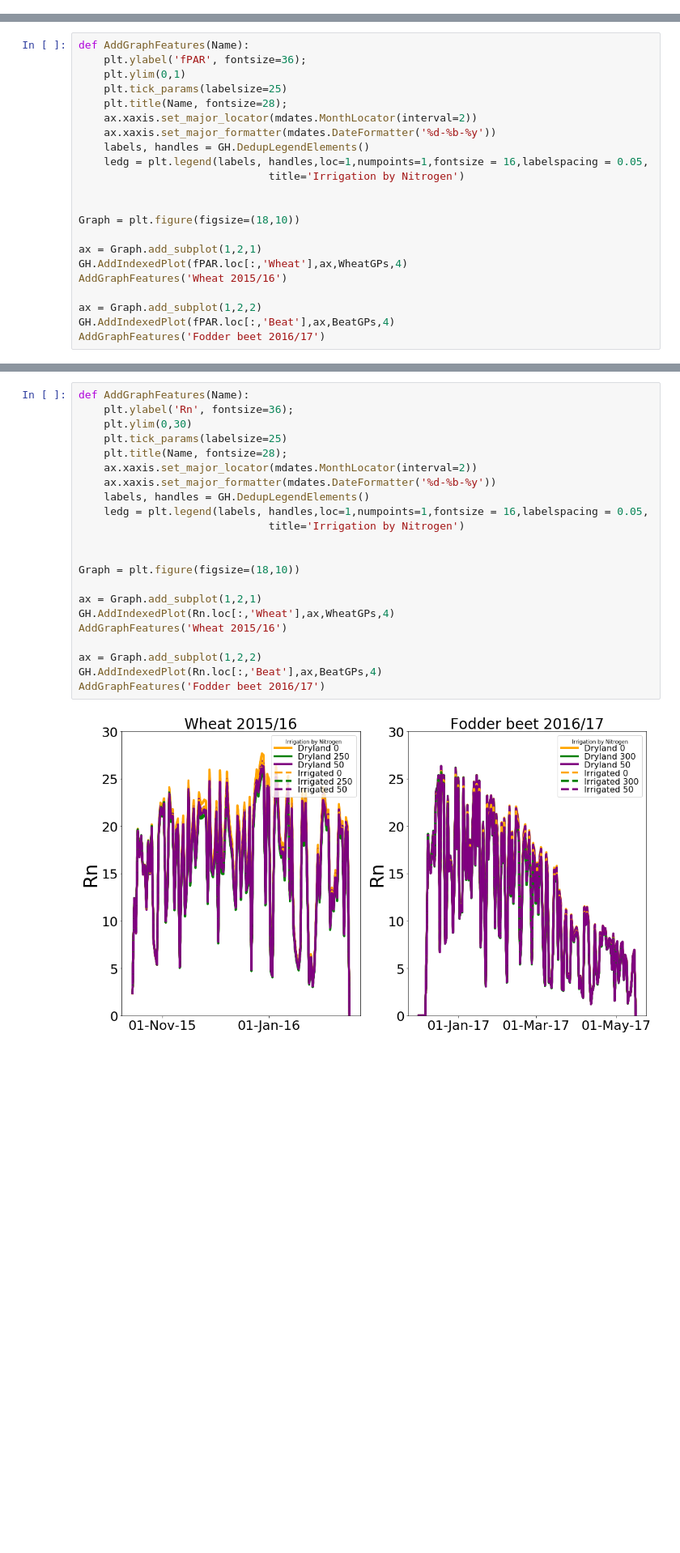
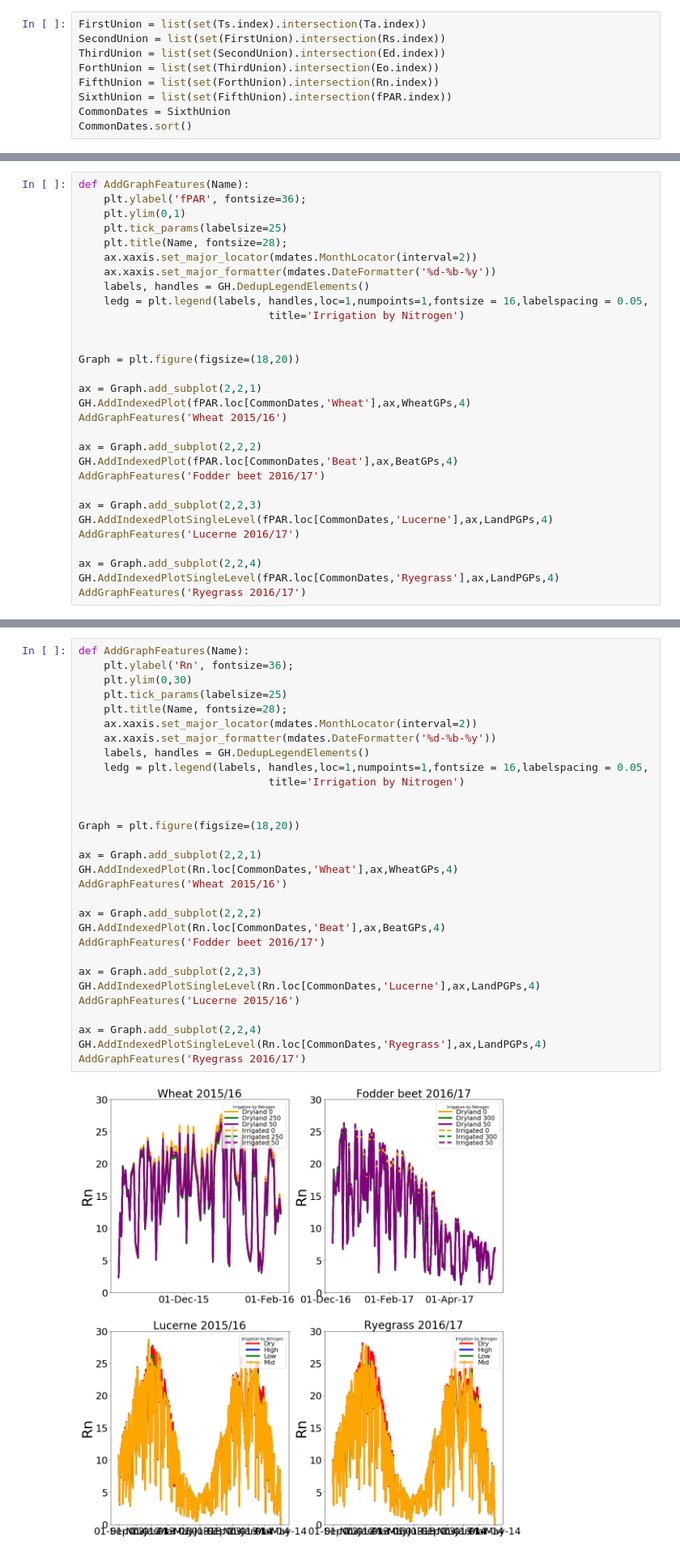
Before and after one commit to HamishBrownPFR/CropWaterAnalysis, a Jupyter notebook: Validation.ipynb, the cells around one changed output, grey strips where cells are left out. Shown at 81% size. Cells and saved outputs as stored; diff of their text form; blank space fills up the shorter version.

```diff
--- a/Validation.ipynb
+++ b/Validation.ipynb
@@ -105,0 +89,9 @@ WU = pd.concat([WheatWU,BeatWU])
+# %%
+FirstUnion = list(set(Ts.index).intersection(Ta.index))
+SecondUnion = list(set(FirstUnion).intersection(Rs.index))
+ThirdUnion = list(set(SecondUnion).intersection(Ed.index))
+ForthUnion = list(set(ThirdUnion).intersection(Eo.index))
+FifthUnion = list(set(ForthUnion).intersection(Rn.index))
+SixthUnion = list(set(FifthUnion).intersection(fPAR.index))
+CommonDates = SixthUnion
+CommonDates.sort()
@@ -196,13 +235,21 @@ def AddGraphFeatures(Name):
                               title='Irrigation by Nitrogen')
 
 
-Graph = plt.figure(figsize=(18,10))
+Graph = plt.figure(figsize=(18,20))
 
-ax = Graph.add_subplot(1,2,1)
-GH.AddIndexedPlot(fPAR.loc[:,'Wheat'],ax,WheatGPs,4)
+ax = Graph.add_subplot(2,2,1)
+GH.AddIndexedPlot(fPAR.loc[CommonDates,'Wheat'],ax,WheatGPs,4)
 AddGraphFeatures('Wheat 2015/16')
 
-ax = Graph.add_subplot(1,2,2)
-GH.AddIndexedPlot(fPAR.loc[:,'Beat'],ax,BeatGPs,4)
+ax = Graph.add_subplot(2,2,2)
+GH.AddIndexedPlot(fPAR.loc[CommonDates,'Beat'],ax,BeatGPs,4)
 AddGraphFeatures('Fodder beet 2016/17')
+
+ax = Graph.add_subplot(2,2,3)
+GH.AddIndexedPlotSingleLevel(fPAR.loc[CommonDates,'Lucerne'],ax,LandPGPs,4)
+AddGraphFeatures('Lucerne 2016/17')
+
+ax = Graph.add_subplot(2,2,4)
+GH.AddIndexedPlotSingleLevel(fPAR.loc[CommonDates,'Ryegrass'],ax,LandPGPs,4)
+AddGraphFeatures('Ryegrass 2016/17')
 # %% [output]
@@ -210,27 +257,35 @@ AddGraphFeatures('Fodder beet 2016/17')
 # %%
 def AddGraphFeatures(Name):
     plt.ylabel('Rn', fontsize=36);
     plt.ylim(0,30)
     plt.tick_params(labelsize=25)
     plt.title(Name, fontsize=28);
     ax.xaxis.set_major_locator(mdates.MonthLocator(interval=2))
     ax.xaxis.set_major_formatter(mdates.DateFormatter('%d-%b-%y'))
     labels, handles = GH.DedupLegendElements()
     ledg = plt.legend(labels, handles,loc=1,numpoints=1,fontsize = 16,labelspacing = 0.05,
                               title='Irrigation by Nitrogen')
 
 
-Graph = plt.figure(figsize=(18,10))
+Graph = plt.figure(figsize=(18,20))
 
-ax = Graph.add_subplot(1,2,1)
-GH.AddIndexedPlot(Rn.loc[:,'Wheat'],ax,WheatGPs,4)
+ax = Graph.add_subplot(2,2,1)
+GH.AddIndexedPlot(Rn.loc[CommonDates,'Wheat'],ax,WheatGPs,4)
 AddGraphFeatures('Wheat 2015/16')
 
-ax = Graph.add_subplot(1,2,2)
-GH.AddIndexedPlot(Rn.loc[:,'Beat'],ax,BeatGPs,4)
+ax = Graph.add_subplot(2,2,2)
+GH.AddIndexedPlot(Rn.loc[CommonDates,'Beat'],ax,BeatGPs,4)
 AddGraphFeatures('Fodder beet 2016/17')
+
+ax = Graph.add_subplot(2,2,3)
+GH.AddIndexedPlotSingleLevel(Rn.loc[CommonDates,'Lucerne'],ax,LandPGPs,4)
+AddGraphFeatures('Lucerne 2015/16')
+
+ax = Graph.add_subplot(2,2,4)
+GH.AddIndexedPlotSingleLevel(Rn.loc[CommonDates,'Ryegrass'],ax,LandPGPs,4)
+AddGraphFeatures('Ryegrass 2016/17')
 # %% [output]
-[figure, old version]
+[figure, new version]
 # %%
 def AddGraphFeatures(Name):
     plt.ylabel('WU',fontsize=36);
```
Also changed, not shown: parts of 17 cells of this notebook, 6 other files.
